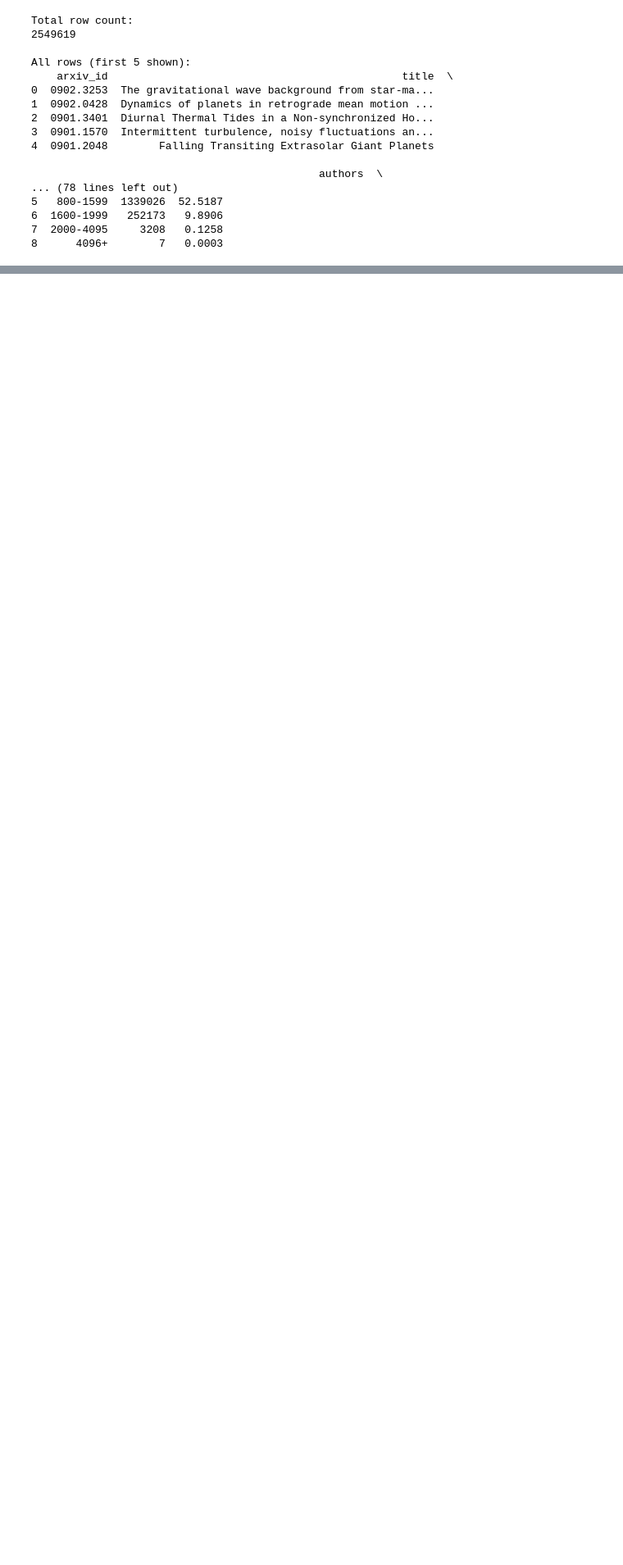
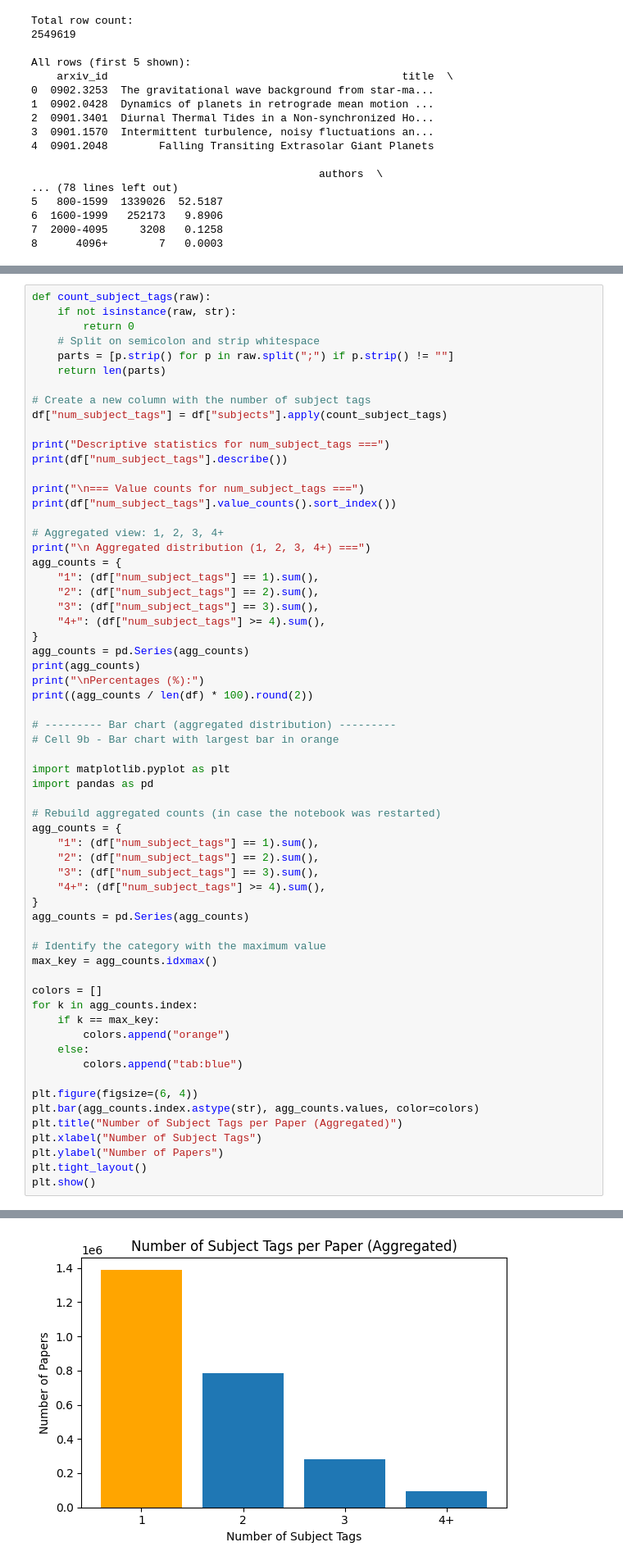
Before and after one commit to logus2k/genai_p2, a Jupyter notebook: 02_data_understanding.ipynb, the cells around one changed output, grey strips where cells are left out. Shown at 82% size. Cells and saved outputs as stored; diff of their text form; blank space fills up the shorter version.

```diff
--- a/02_data_understanding.ipynb
+++ b/02_data_understanding.ipynb
@@ -103,0 +731,63 @@ All rows (first 5 shown):
+# %%
+def count_subject_tags(raw):
+    if not isinstance(raw, str):
+        return 0
+    # Split on semicolon and strip whitespace
+    parts = [p.strip() for p in raw.split(";") if p.strip() != ""]
+    return len(parts)
+
+# Create a new column with the number of subject tags
+df["num_subject_tags"] = df["subjects"].apply(count_subject_tags)
+
+print("Descriptive statistics for num_subject_tags ===")
+print(df["num_subject_tags"].describe())
+
+print("\n=== Value counts for num_subject_tags ===")
+print(df["num_subject_tags"].value_counts().sort_index())
+
+# Aggregated view: 1, 2, 3, 4+
+print("\n Aggregated distribution (1, 2, 3, 4+) ===")
+agg_counts = {
+    "1": (df["num_subject_tags"] == 1).sum(),
+    "2": (df["num_subject_tags"] == 2).sum(),
+    "3": (df["num_subject_tags"] == 3).sum(),
+    "4+": (df["num_subject_tags"] >= 4).sum(),
+}
+agg_counts = pd.Series(agg_counts)
+print(agg_counts)
+print("\nPercentages (%):")
+print((agg_counts / len(df) * 100).round(2))
+
+# --------- Bar chart (aggregated distribution) ---------
+# Cell 9b - Bar chart with largest bar in orange
+
+import matplotlib.pyplot as plt
+import pandas as pd
+
+# Rebuild aggregated counts (in case the notebook was restarted)
+agg_counts = {
+    "1": (df["num_subject_tags"] == 1).sum(),
+    "2": (df["num_subject_tags"] == 2).sum(),
+    "3": (df["num_subject_tags"] == 3).sum(),
+    "4+": (df["num_subject_tags"] >= 4).sum(),
+}
+agg_counts = pd.Series(agg_counts)
+
+# Identify the category with the maximum value
+max_key = agg_counts.idxmax()
+
+colors = []
+for k in agg_counts.index:
+    if k == max_key:
+        colors.append("orange")
+    else:
+        colors.append("tab:blue")
+
+plt.figure(figsize=(6, 4))
+plt.bar(agg_counts.index.astype(str), agg_counts.values, color=colors)
+plt.title("Number of Subject Tags per Paper (Aggregated)")
+plt.xlabel("Number of Subject Tags")
+plt.ylabel("Number of Papers")
+plt.tight_layout()
+plt.show()
+# %% [output]
@@ -103,0 +811 @@ All rows (first 5 shown):
+[figure, added]
```
Also changed, not shown: parts of 73 cells of this notebook, 38 other files.
